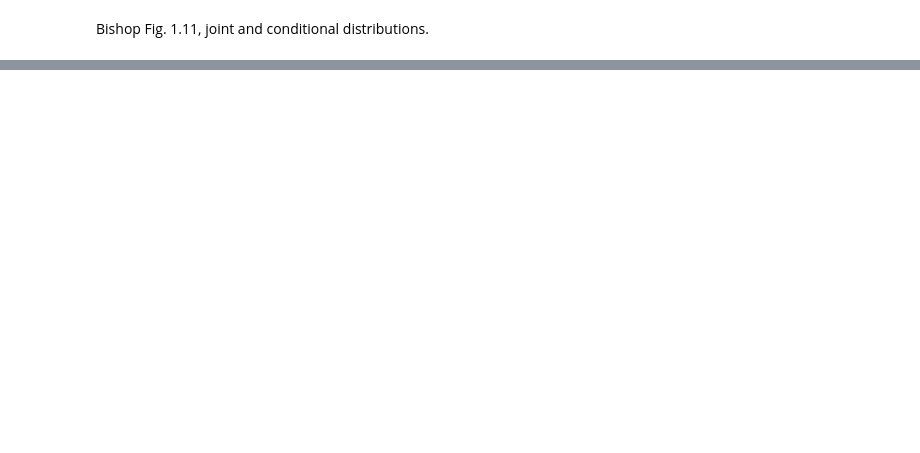
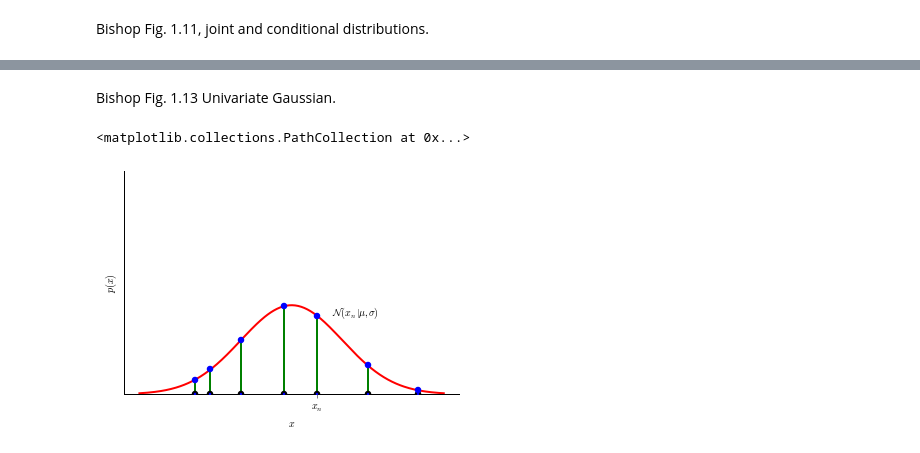
Before and after one commit to andrely/ipython-notebooks, a Jupyter notebook: Bishop - chapter 1.ipynb, the cells around one changed output, grey strips where cells are left out. Cells and saved outputs as stored; diff of their text form; code cells hidden in the pictures; blank space fills up the shorter version.

```diff
--- a/Bishop - chapter 1.ipynb
+++ b/Bishop - chapter 1.ipynb
@@ -366,0 +415,32 @@ Bishop Fig. 1.11, joint and conditional distributions.
+# %% [markdown]
+Bishop Fig. 1.13 Univariate Gaussian.
+# %%
+l = np.linspace(-3, 3, 300)
+fig = plt.figure()
+ax = fig.add_subplot(111)
+ax.plot(l, sp.stats.norm.pdf(l), c = 'r', lw = 2, zorder = 1)
+ax.set_xlabel(r"$x$")
+ax.set_ylabel(r"$p(x)$")
+ax.set_xticks([.5])
+ax.set_xticklabels([r'$x_n$'])
+ax.set_yticks([])
+ax.set_ylim(0, 1)
+ax.spines["right"].set_visible(False)
+ax.spines["top"].set_visible(False)
+ax.tick_params(axis='both', direction='out')
+ax.get_xaxis().tick_bottom()   # remove unneeded ticks
+ax.get_yaxis().tick_left()
+ax.text(.8, .35, r"$\mathcal{N}(x_n|\mu,\sigma)$")
+
+lc = mc.LineCollection([[(x, 0), (x, sp.stats.norm.pdf(x))]
+                        for x in [-1.9, -1.6, -1, -.15, .5, 1.5, 2.5]],
+                       colors='green', linewidths=2, zorder = 2)
+ax.add_collection(lc)
+
+ax.scatter([-1.9, -1.6, -1, -.15, .5, 1.5, 2.5], [0, 0, 0, 0, 0, 0, 0], lw=2, zorder=3)
+ax.scatter([-1.9, -1.6, -1, -.15, .5, 1.5, 2.5],
+           sp.stats.norm.pdf([-1.9, -1.6, -1, -.15, .5, 1.5, 2.5]),
+           color = 'b', lw = 2, zorder = 3)
+# %% [output]
+<matplotlib.collections.PathCollection at 0x...>
+[figure, added]
```
Also changed, not shown: parts of 26 cells of this notebook.
